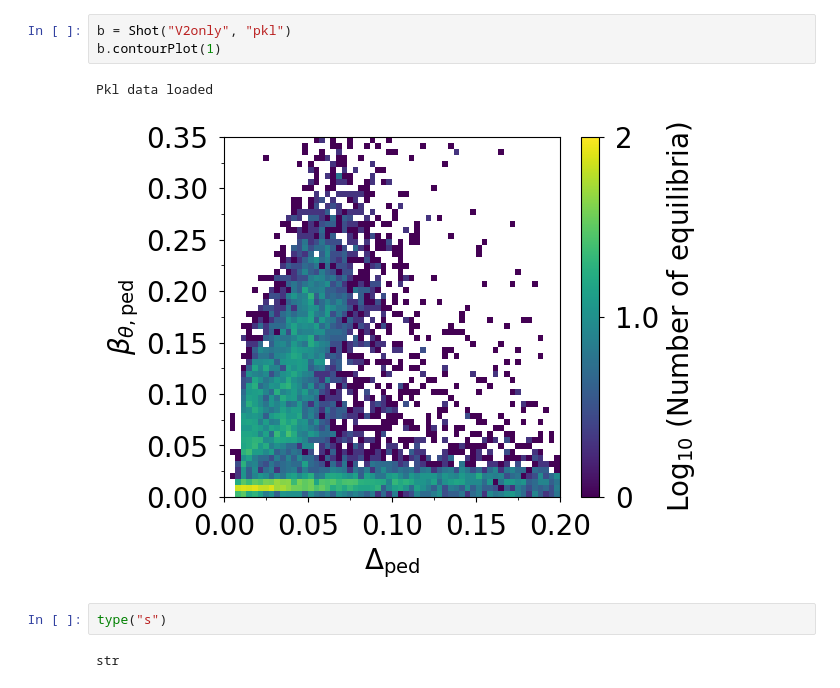
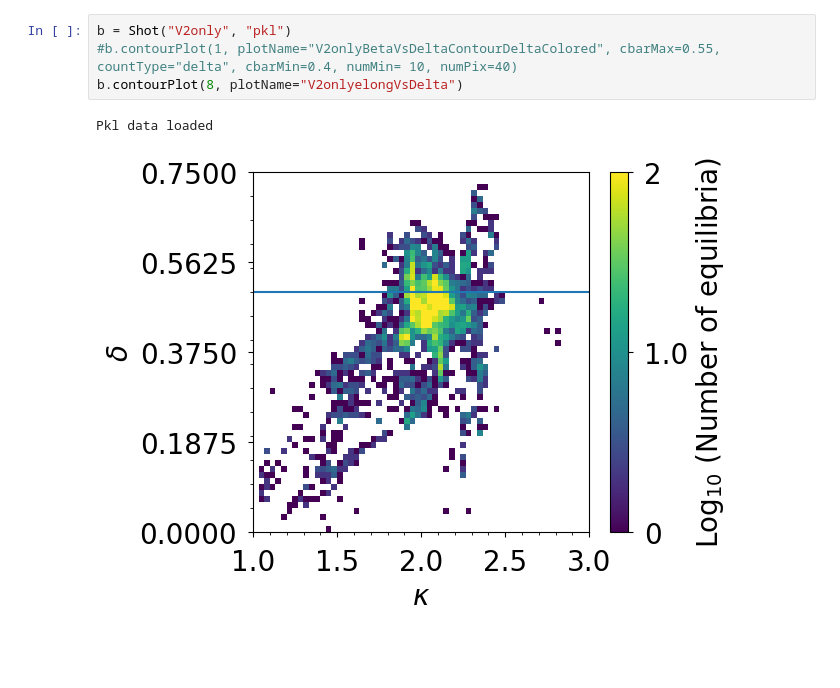
Before and after one commit to evrydayorsted/pedestal, a Jupyter notebook: main.ipynb, the cells around one changed output. Drawn from its saved outputs; the diff is of its cells as text; blank space fills up the shorter version.

Commit message:
made some plots with V2 data

```diff
--- a/main.ipynb
+++ b/main.ipynb
@@ -46,10 +6,7 @@ for i in newShots["Shot Number"]:
-# %%
-b = Shot("V2only", "pkl")
-b.contourPlot(1)
-# %% [output]
-Pkl data loaded
-[figure, removed]
-# %%
-type("s")
-# %% [output]
-str
+# %%
+b = Shot("V2only", "pkl")
+#b.contourPlot(1, plotName="V2onlyBetaVsDeltaContourDeltaColored", cbarMax=0.55, countType="delta", cbarMin=0.4, numMin= 10, numPix=40)
+b.contourPlot(8, plotName="V2onlyelongVsDelta")
+# %% [output]
+Pkl data loaded
+[figure, added]
```
Also changed, not shown: parts of 5 cells of this notebook, 11 other files.
